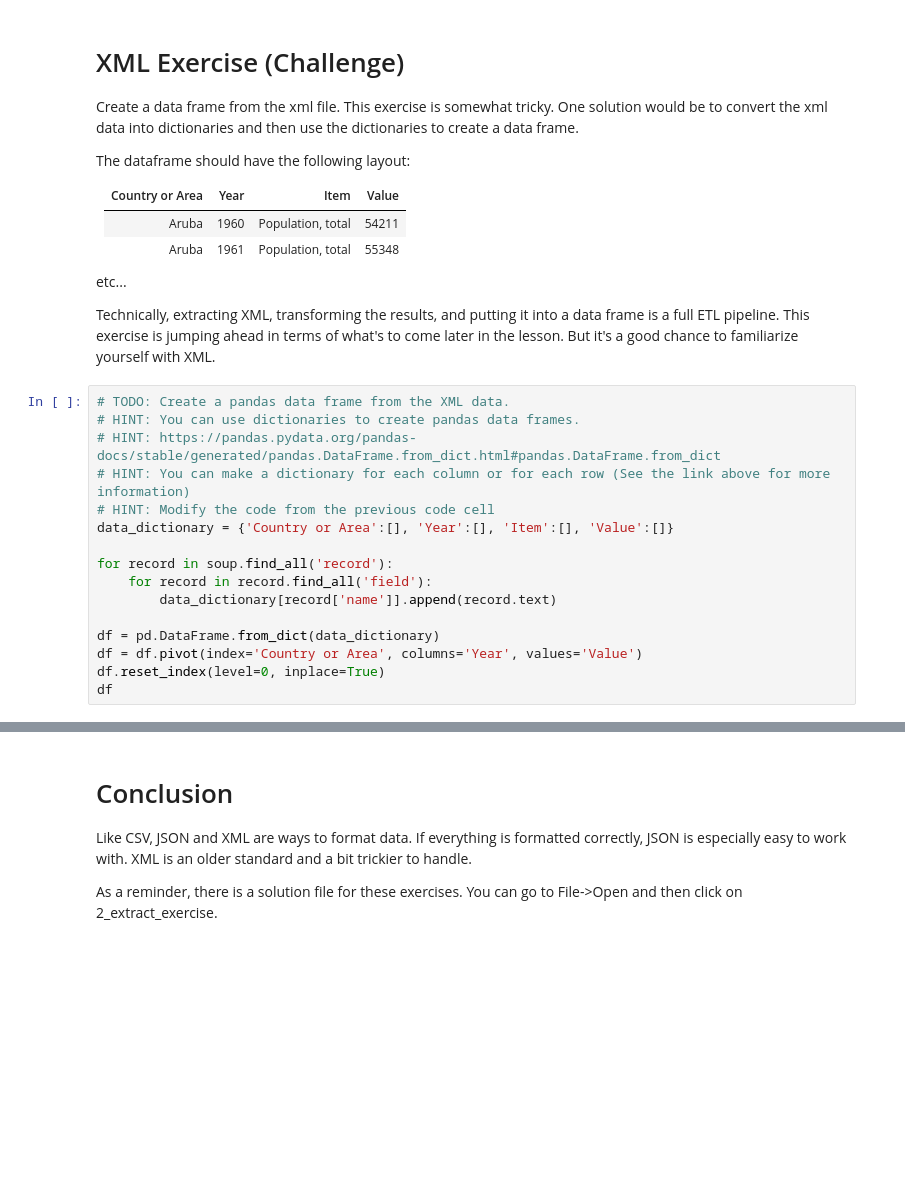
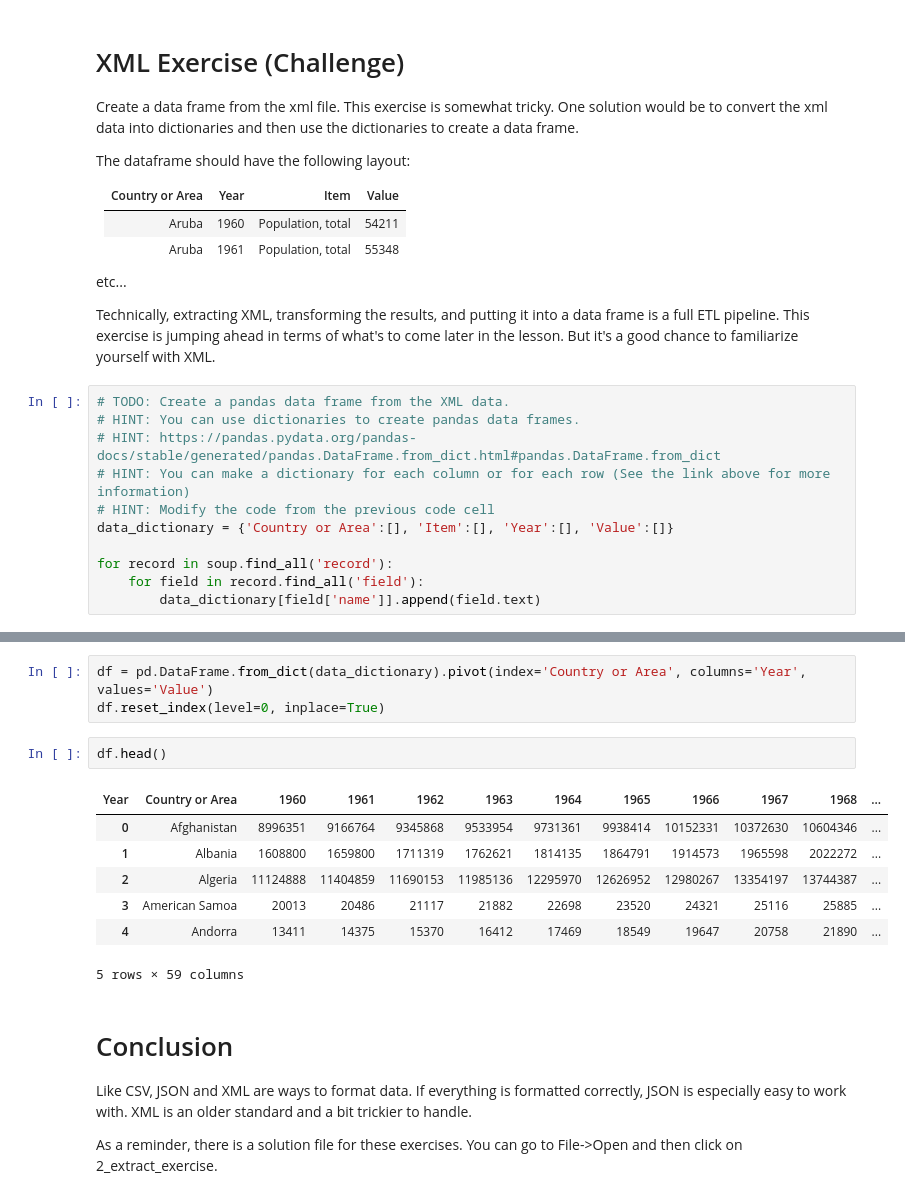
Before and after one commit to jrreda/Udacity, a Jupyter notebook: DSND/06 - Data Engineering/ETLPipelines/2_extract_exercise/2_extract_exercise.ipynb, the cells around one changed output, grey strips where cells are left out. Drawn from its saved outputs; the diff is of its cells as text; blank space fills up the shorter version.

```diff
--- a/DSND/06 - Data Engineering/ETLPipelines/2_extract_exercise/2_extract_exercise.ipynb
+++ b/DSND/06 - Data Engineering/ETLPipelines/2_extract_exercise/2_extract_exercise.ipynb
@@ -198,13 +198,8 @@ Technically, extracting XML, transforming the results, and putting it into a dat
 # HINT: https://pandas.pydata.org/pandas-docs/stable/generated/pandas.DataFrame.from_dict.html#pandas.DataFrame.from_dict
 # HINT: You can make a dictionary for each column or for each row (See the link above for more information)
 # HINT: Modify the code from the previous code cell
-data_dictionary = {'Country or Area':[], 'Year':[], 'Item':[], 'Value':[]}
+data_dictionary = {'Country or Area':[], 'Item':[], 'Year':[], 'Value':[]}
 
 for record in soup.find_all('record'):
-    for record in record.find_all('field'):
-        data_dictionary[record['name']].append(record.text)
-
-df = pd.DataFrame.from_dict(data_dictionary)
-df = df.pivot(index='Country or Area', columns='Year', values='Value')
-df.reset_index(level=0, inplace=True)
-df
+    for field in record.find_all('field'):
+        data_dictionary[field['name']].append(field.text)
@@ -225,3 +206,16 @@ df
+# %%
+df = pd.DataFrame.from_dict(data_dictionary).pivot(index='Country or Area', columns='Year', values='Value')
+df.reset_index(level=0, inplace=True)
+# %%
+df.head()
+# %% [output]
+| Year | Country or Area | 1960 | 1961 | 1962 | 1963 | 1964 | 1965 | 1966 | 1967 | 1968 | ... |
+| 0 | Afghanistan | 8996351 | 9166764 | 9345868 | 9533954 | 9731361 | 9938414 | 10152331 | 10372630 | 10604346 | ... |
+| 1 | Albania | 1608800 | 1659800 | 1711319 | 1762621 | 1814135 | 1864791 | 1914573 | 1965598 | 2022272 | ... |
+| 2 | Algeria | 11124888 | 11404859 | 11690153 | 11985136 | 12295970 | 12626952 | 12980267 | 13354197 | 13744387 | ... |
+| 3 | American Samoa | 20013 | 20486 | 21117 | 21882 | 22698 | 23520 | 24321 | 25116 | 25885 | ... |
+| 4 | Andorra | 13411 | 14375 | 15370 | 16412 | 17469 | 18549 | 19647 | 20758 | 21890 | ... |
+5 rows × 59 columns
 # %% [markdown]
 # Conclusion
 
```
Also changed, not shown: parts of 3 cells of this notebook, 41 other files.
